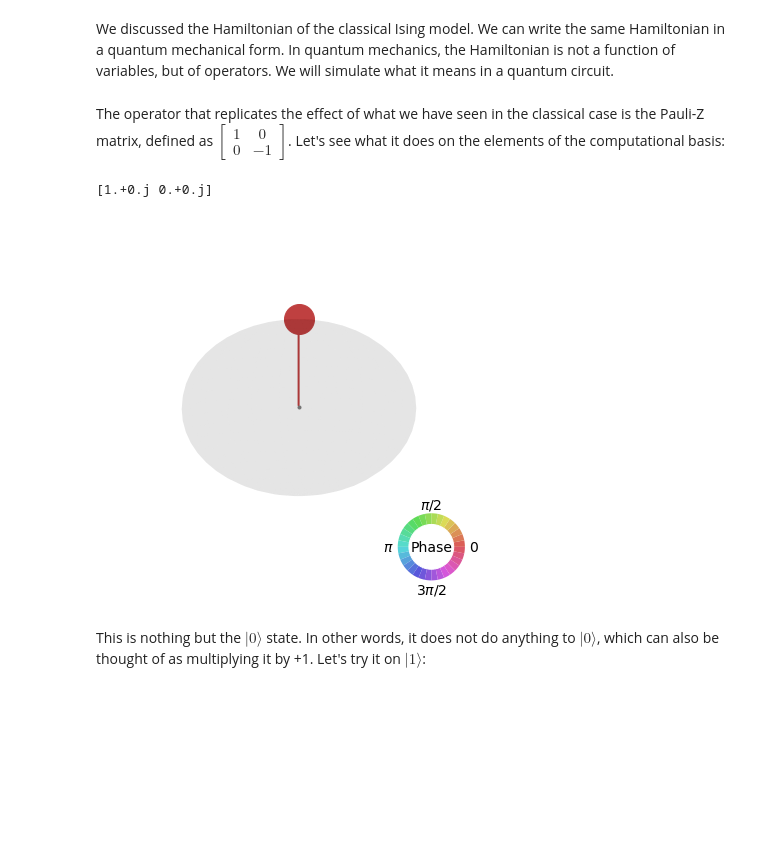
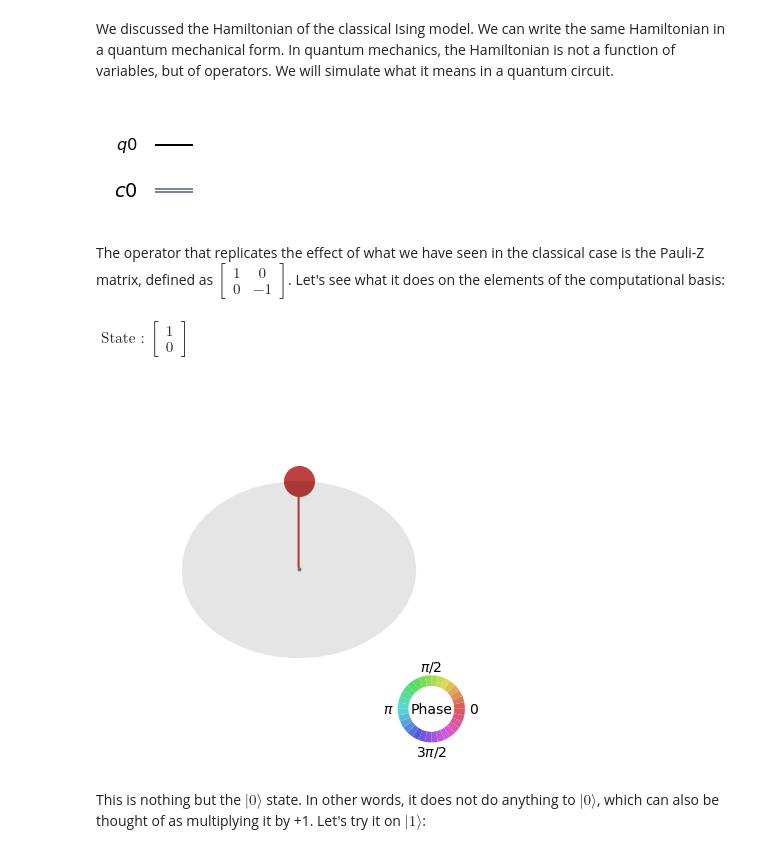
Before and after one commit to quantumyatra/QuantumMachineLearning, a Jupyter notebook: notebooks/04_Classical_and_Quantum_Many-Body_Physics.ipynb, the cells around one changed output. Saved outputs shown, nothing was run; the diff lists cells and outputs as text; code cells hidden in the pictures; blank space fills up the shorter version.

```diff
--- a/notebooks/04_Classical_and_Quantum_Many-Body_Physics.ipynb
+++ b/notebooks/04_Classical_and_Quantum_Many-Body_Physics.ipynb
@@ -161,15 +208,19 @@ We discussed the Hamiltonian of the classical Ising model. We can write the same
 # %%
 from qiskit import QuantumCircuit, ClassicalRegister, QuantumRegister
 from qiskit import execute
 from qiskit import Aer
 from qiskit.visualization import plot_state_qsphere
+from qiskit_textbook.tools import array_to_latex
 
 
 np.set_printoptions(precision=3, suppress=True)
 backend = Aer.get_backend('statevector_simulator')
 q = QuantumRegister(1)
 c = ClassicalRegister(1)
 circuit = QuantumCircuit(q, c)
+display ( circuit.draw('mpl') )
+# %% [output]
+[figure, added]
 # %% [markdown]
 The operator that replicates the effect of what we have seen in the classical case is the Pauli-Z matrix, defined as $\begin{bmatrix}1 & 0\\ 0& -1\end{bmatrix}$. Let's see what it does on the elements of the computational basis:
 # %%
@@ -178,10 +229,16 @@ def get_statevector(qc):
 # %%
 circuit.z(q[0])
 state = get_statevector(circuit)
-print(state)
+array_to_latex ( state, pretext="\\text{ State : }\n" )
 plot_state_qsphere(state.data)
 # %% [output]
-[1.+0.j 0.+0.j]
+$\displaystyle
+\text{ State : }
+\begin{bmatrix}
+1 \\
+0
+\end{bmatrix}
+$
 [figure]
 # %% [markdown]
 This is nothing but the $|0\rangle$ state. In other words, it does not do anything to $|0\rangle$, which can also be thought of as multiplying it by +1. Let's try it on $|1\rangle$:
```
Also changed, not shown: parts of 35 cells of this notebook.
